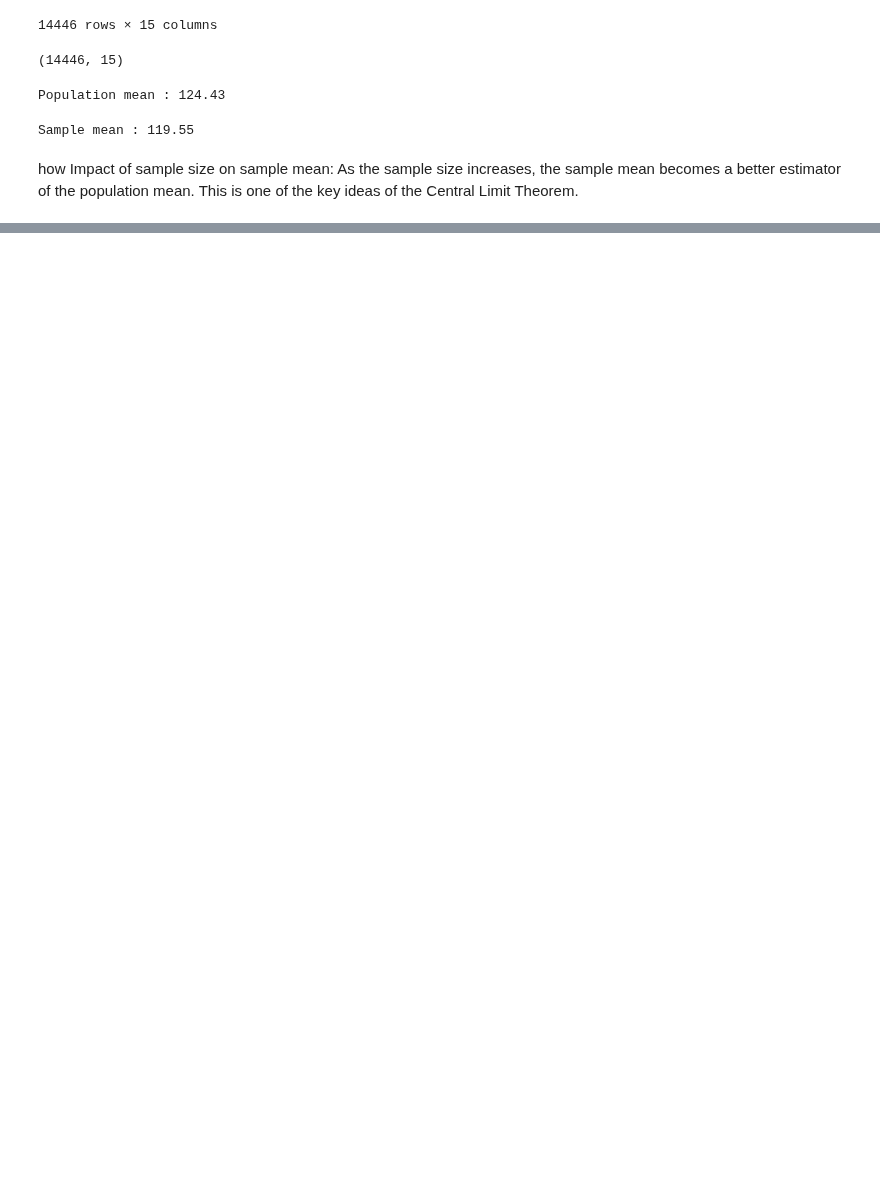
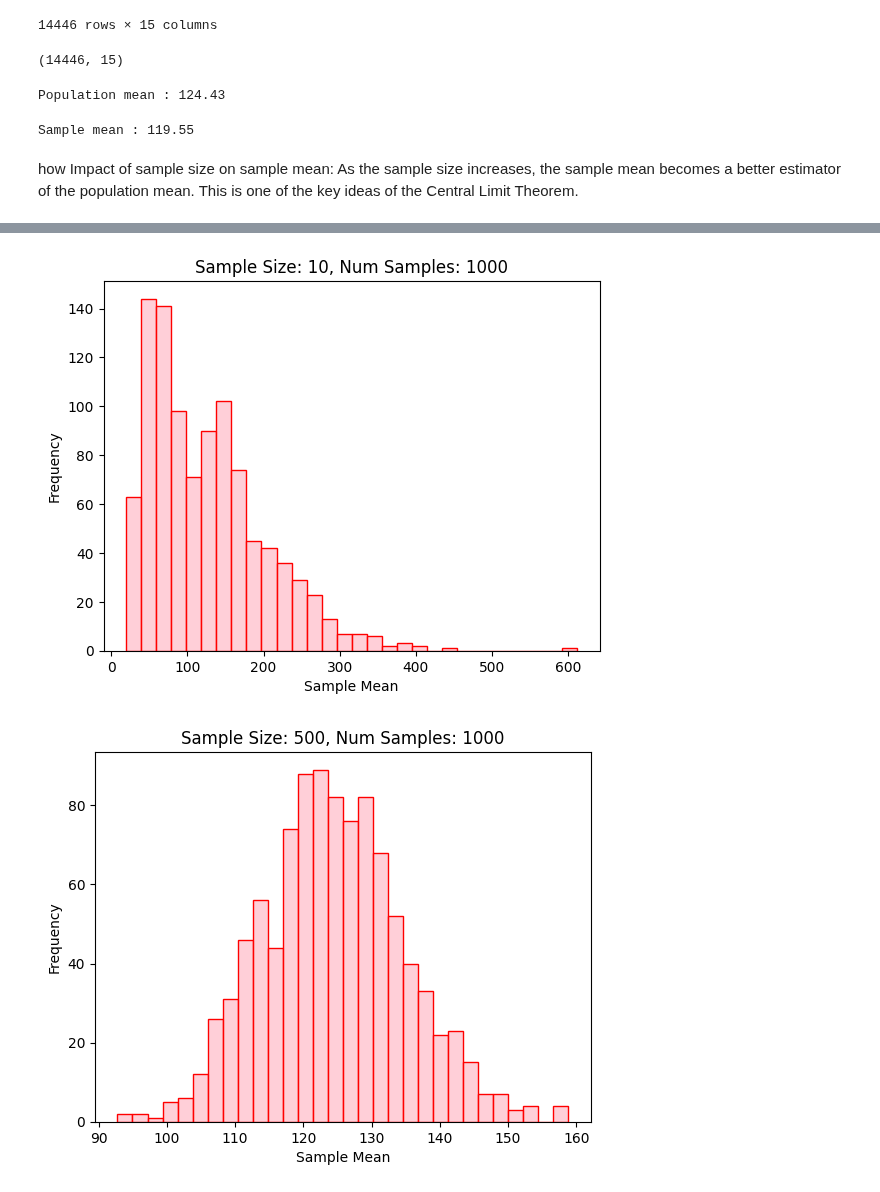
Before and after one commit to Rishabh9559/Data_science, a Jupyter notebook: Phase 1 Statistical Foundations for Data Science/5 Central_Limit_Theorem/Center_Limit_Theorem.ipynb, the cells around one changed output, grey strips where cells are left out. Drawn from its saved outputs; the diff is of its cells as text; code cells hidden in the pictures; blank space fills up the shorter version.

```diff
--- a/Phase 1 Statistical Foundations for Data Science/5 Central_Limit_Theorem/Center_Limit_Theorem.ipynb
+++ b/Phase 1 Statistical Foundations for Data Science/5 Central_Limit_Theorem/Center_Limit_Theorem.ipynb
@@ -85,9 +85,9 @@ Sample mean : 119.55
 # %% [markdown]
 how Impact of sample size on sample mean: As the sample size increases, the sample mean becomes a better estimator of the population mean. This is one of the key ideas of the Central Limit Theorem.
 # %%
-size={100,500,1000,2000} # list
+size_d=[10,50,100,1000,1500,2000,5000] # list
 
-for size in size:
+for size in size_d:
   sample=data['amt'].sample(n=size, random_state=43)
   sample_mean=sample.mean()
-  print(f" sample mean of size {size} and sample mean is {sample_mean}")
+  print(f" sample mean of size {size} and sample mean is {sample_mean:.3f}")
@@ -93,0 +102,24 @@ for size in size:
+# %%
+# visualize the sample means
+
+def visualize_sample_mean(data, sample_size, num_sample):
+    sample_mean = []
+
+    for _ in range(num_sample):
+        sample = np.random.choice(data, size=sample_size)
+        mean = np.mean(sample)
+        sample_mean.append(mean)
+
+    ax = sns.histplot(sample_mean, bins=30, edgecolor='red', color='pink')
+
+    plt.title(f"Sample Size: {sample_size}, Num Samples: {num_sample}")
+    plt.xlabel('Sample Mean')
+    plt.ylabel("Frequency")
+    plt.show()
+
+visualize_sample_mean(data['amt'],10,1000)
+visualize_sample_mean(data['amt'],500,1000)
+visualize_sample_mean(data['amt'],1000,1000)
+# %% [output]
+[figure, added]
+[figure, added]
```
Also changed, not shown: parts of 2 cells of this notebook.
